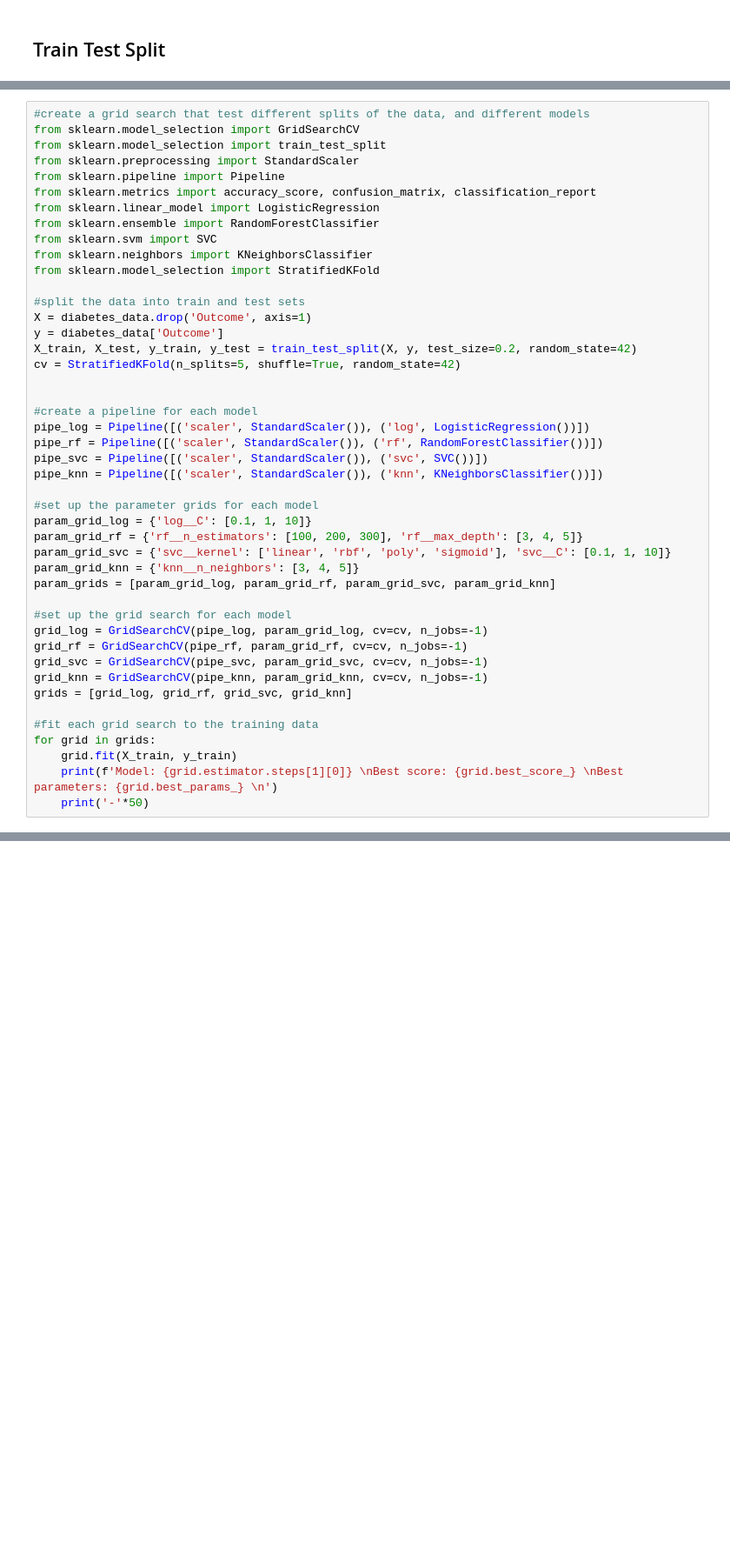
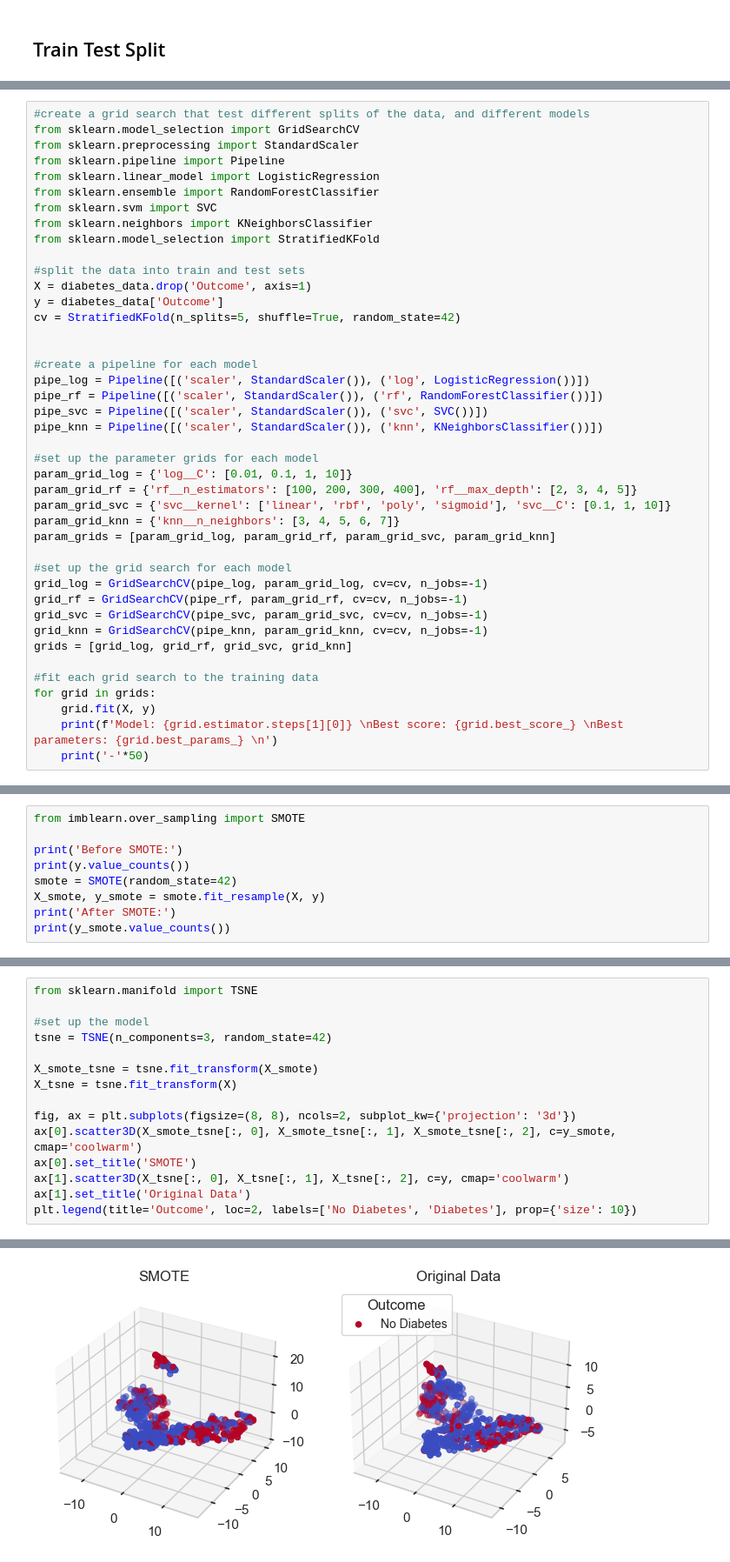
Before and after one commit to JuanDa14Sa/Diabetes-prediction, a Jupyter notebook: diabetes_prediction.ipynb, the cells around one changed output, grey strips where cells are left out. Shown at 87% size. Cells and saved outputs as stored; diff of their text form; blank space fills up the shorter version.

Commit message:
SMOTE graph done

```diff
--- a/diabetes_prediction.ipynb
+++ b/diabetes_prediction.ipynb
@@ -140,10 +143,8 @@ There is an imbalance in the target variable, so we will have to take this into
 # %%
 #create a grid search that test different splits of the data, and different models
 from sklearn.model_selection import GridSearchCV
-from sklearn.model_selection import train_test_split
 from sklearn.preprocessing import StandardScaler
 from sklearn.pipeline import Pipeline
-from sklearn.metrics import accuracy_score, confusion_matrix, classification_report
 from sklearn.linear_model import LogisticRegression
 from sklearn.ensemble import RandomForestClassifier
 from sklearn.svm import SVC
@@ -153,7 +154,6 @@ from sklearn.model_selection import StratifiedKFold
 #split the data into train and test sets
 X = diabetes_data.drop('Outcome', axis=1)
 y = diabetes_data['Outcome']
-X_train, X_test, y_train, y_test = train_test_split(X, y, test_size=0.2, random_state=42)
 cv = StratifiedKFold(n_splits=5, shuffle=True, random_state=42)
 
 
@@ -164,10 +164,10 @@ pipe_svc = Pipeline([('scaler', StandardScaler()), ('svc', SVC())])
 pipe_knn = Pipeline([('scaler', StandardScaler()), ('knn', KNeighborsClassifier())])
 
 #set up the parameter grids for each model
-param_grid_log = {'log__C': [0.1, 1, 10]}
-param_grid_rf = {'rf__n_estimators': [100, 200, 300], 'rf__max_depth': [3, 4, 5]}
+param_grid_log = {'log__C': [0.01, 0.1, 1, 10]}
+param_grid_rf = {'rf__n_estimators': [100, 200, 300, 400], 'rf__max_depth': [2, 3, 4, 5]}
 param_grid_svc = {'svc__kernel': ['linear', 'rbf', 'poly', 'sigmoid'], 'svc__C': [0.1, 1, 10]}
-param_grid_knn = {'knn__n_neighbors': [3, 4, 5]}
+param_grid_knn = {'knn__n_neighbors': [3, 4, 5, 6, 7]}
 param_grids = [param_grid_log, param_grid_rf, param_grid_svc, param_grid_knn]
 
 #set up the grid search for each model
@@ -179,7 +179,7 @@ grids = [grid_log, grid_rf, grid_svc, grid_knn]
 
 #fit each grid search to the training data
 for grid in grids:
-    grid.fit(X_train, y_train)
+    grid.fit(X, y)
     print(f'Model: {grid.estimator.steps[1][0]} \nBest score: {grid.best_score_} \nBest parameters: {grid.best_params_} \n')
     print('-'*50)
 # %% [output]
@@ -216,0 +214,9 @@ Name: count, dtype: int64
+# %%
+from imblearn.over_sampling import SMOTE
+
+print('Before SMOTE:')
+print(y.value_counts())
+smote = SMOTE(random_state=42)
+X_smote, y_smote = smote.fit_resample(X, y)
+print('After SMOTE:')
+print(y_smote.value_counts())
@@ -216,0 +237,16 @@ Name: count, dtype: int64
+# %%
+from sklearn.manifold import TSNE
+
+#set up the model
+tsne = TSNE(n_components=3, random_state=42)
+
+X_smote_tsne = tsne.fit_transform(X_smote)
+X_tsne = tsne.fit_transform(X)
+
+fig, ax = plt.subplots(figsize=(8, 8), ncols=2, subplot_kw={'projection': '3d'})
+ax[0].scatter3D(X_smote_tsne[:, 0], X_smote_tsne[:, 1], X_smote_tsne[:, 2], c=y_smote, cmap='coolwarm')
+ax[0].set_title('SMOTE')
+ax[1].scatter3D(X_tsne[:, 0], X_tsne[:, 1], X_tsne[:, 2], c=y, cmap='coolwarm')
+ax[1].set_title('Original Data')
+plt.legend(title='Outcome', loc=2, labels=['No Diabetes', 'Diabetes'], prop={'size': 10})
+# %% [output]
@@ -216,0 +254 @@ Name: count, dtype: int64
+[figure, added]
```
Also changed, not shown: parts of 13 cells of this notebook.
